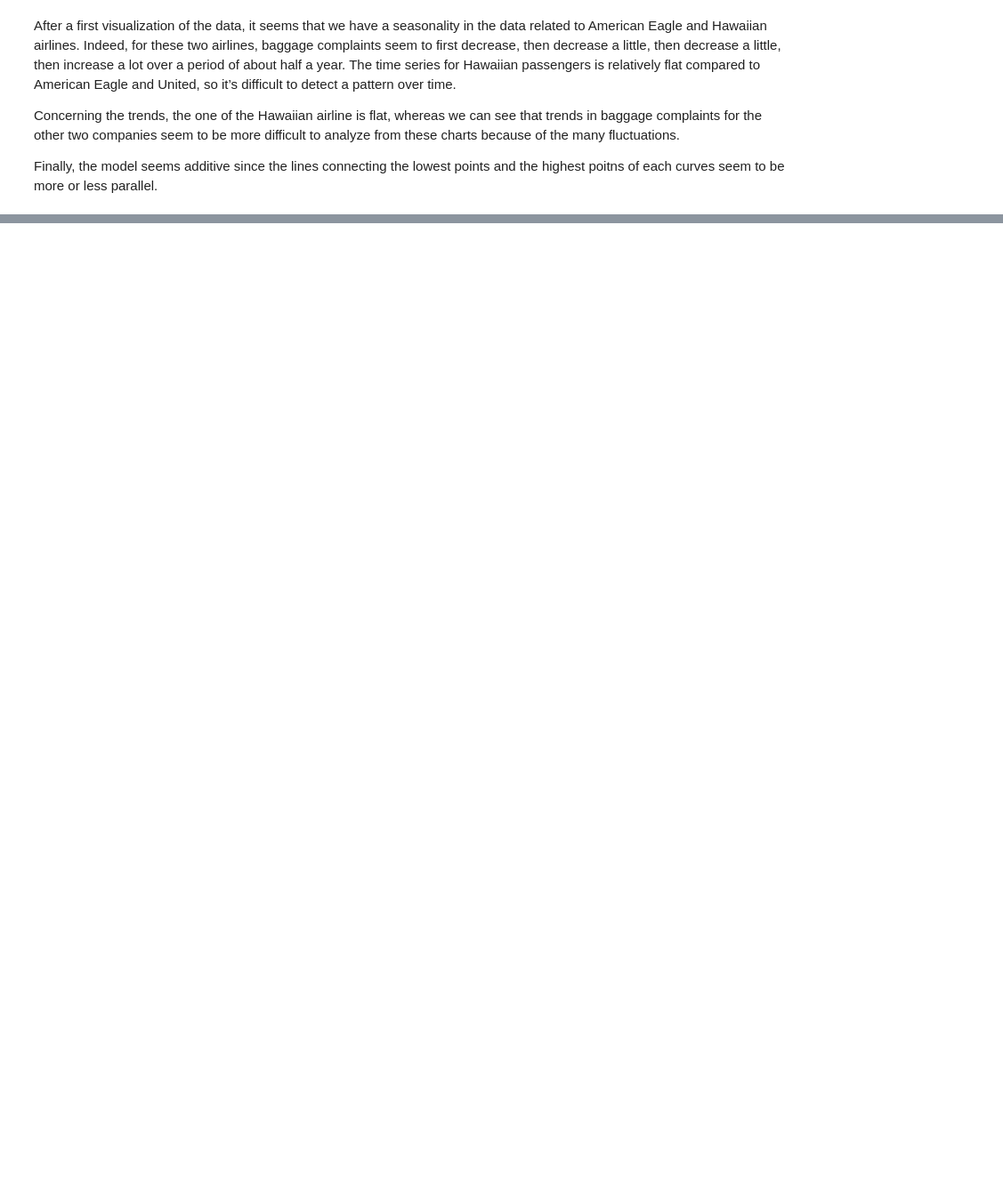
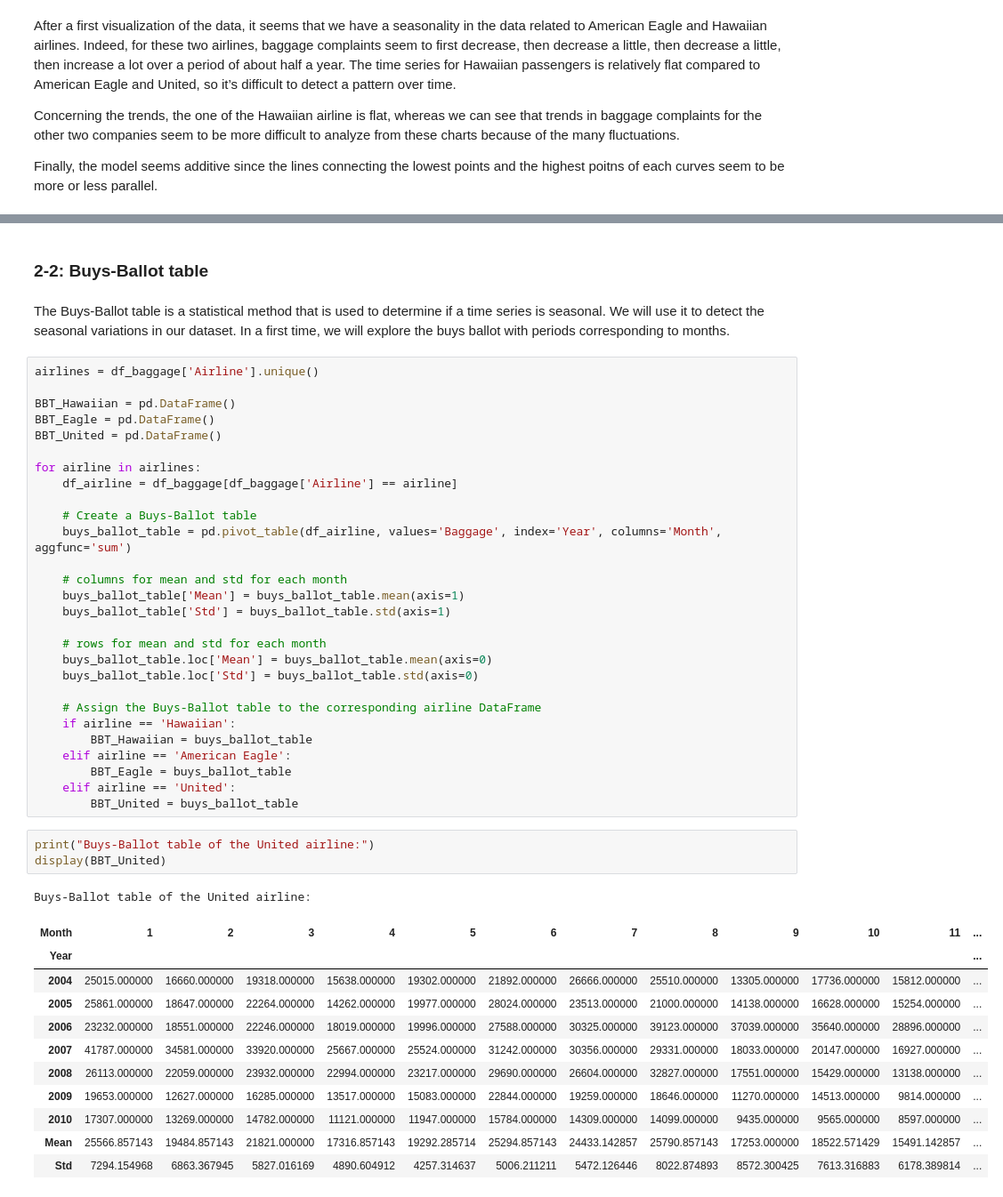
Before and after one commit to claragbl/Time_Series_Analysis_Project, a Jupyter notebook: Time_Series_Gaubil_Rageot.ipynb, the cells around one changed output, grey strips where cells are left out. Shown: that part at 89% size. Drawn from its saved outputs; the diff is of its cells as text; blank space fills up the shorter version.

```diff
--- a/Time_Series_Gaubil_Rageot.ipynb
+++ b/Time_Series_Gaubil_Rageot.ipynb
@@ -176,0 +209,48 @@ It seems that ther is some seasonality in the data of the american airline and t
+# %% [markdown]
+### **2-2: Buys-Ballot table**
+# %% [markdown]
+The Buys-Ballot table is a statistical method that is used to determine if a time series is seasonal. We will use it to detect the seasonal variations in our dataset. In a first time, we will explore the buys ballot with periods corresponding to months.
+# %%
+airlines = df_baggage['Airline'].unique()
+
+BBT_Hawaiian = pd.DataFrame()
+BBT_Eagle = pd.DataFrame()
+BBT_United = pd.DataFrame()
+
+for airline in airlines:
+    df_airline = df_baggage[df_baggage['Airline'] == airline]
+
+    # Create a Buys-Ballot table
+    buys_ballot_table = pd.pivot_table(df_airline, values='Baggage', index='Year', columns='Month', aggfunc='sum')
+
+    # columns for mean and std for each month
+    buys_ballot_table['Mean'] = buys_ballot_table.mean(axis=1)
+    buys_ballot_table['Std'] = buys_ballot_table.std(axis=1)
+
+    # rows for mean and std for each month
+    buys_ballot_table.loc['Mean'] = buys_ballot_table.mean(axis=0)
+    buys_ballot_table.loc['Std'] = buys_ballot_table.std(axis=0)
+
+    # Assign the Buys-Ballot table to the corresponding airline DataFrame
+    if airline == 'Hawaiian':
+        BBT_Hawaiian = buys_ballot_table
+    elif airline == 'American Eagle':
+        BBT_Eagle = buys_ballot_table
+    elif airline == 'United':
+        BBT_United = buys_ballot_table
+# %%
+print("Buys-Ballot table of the United airline:")
+display(BBT_United)
+# %% [output]
+Buys-Ballot table of the United airline:
+| Month | 1 | 2 | 3 | 4 | 5 | 6 | 7 | 8 | 9 | 10 | 11 | ... |
+| Year |  |  |  |  |  |  |  |  |  |  |  | ... |
+| 2004 | 25015.000000 | 16660.000000 | 19318.000000 | 15638.000000 | 19302.000000 | 21892.000000 | 26666.000000 | 25510.000000 | 13305.000000 | 17736.000000 | 15812.000000 | ... |
+| 2005 | 25861.000000 | 18647.000000 | 22264.000000 | 14262.000000 | 19977.000000 | 28024.000000 | 23513.000000 | 21000.000000 | 14138.000000 | 16628.000000 | 15254.000000 | ... |
+| 2006 | 23232.000000 | 18551.000000 | 22246.000000 | 18019.000000 | 19996.000000 | 27588.000000 | 30325.000000 | 39123.000000 | 37039.000000 | 35640.000000 | 28896.000000 | ... |
+| 2007 | 41787.000000 | 34581.000000 | 33920.000000 | 25667.000000 | 25524.000000 | 31242.000000 | 30356.000000 | 29331.000000 | 18033.000000 | 20147.000000 | 16927.000000 | ... |
+| 2008 | 26113.000000 | 22059.000000 | 23932.000000 | 22994.000000 | 23217.000000 | 29690.000000 | 26604.000000 | 32827.000000 | 17551.000000 | 15429.000000 | 13138.000000 | ... |
+| 2009 | 19653.000000 | 12627.000000 | 16285.000000 | 13517.000000 | 15083.000000 | 22844.000000 | 19259.000000 | 18646.000000 | 11270.000000 | 14513.000000 | 9814.000000 | ... |
+| 2010 | 17307.000000 | 13269.000000 | 14782.000000 | 11121.000000 | 11947.000000 | 15784.000000 | 14309.000000 | 14099.000000 | 9435.000000 | 9565.000000 | 8597.000000 | ... |
+| Mean | 25566.857143 | 19484.857143 | 21821.000000 | 17316.857143 | 19292.285714 | 25294.857143 | 24433.142857 | 25790.857143 | 17253.000000 | 18522.571429 | 15491.142857 | ... |
+| Std | 7294.154968 | 6863.367945 | 5827.016169 | 4890.604912 | 4257.314637 | 5006.211211 | 5472.126446 | 8022.874893 | 8572.300425 | 7613.316883 | 6178.389814 | ... |
```
Also changed, not shown: parts of 25 cells of this notebook.
